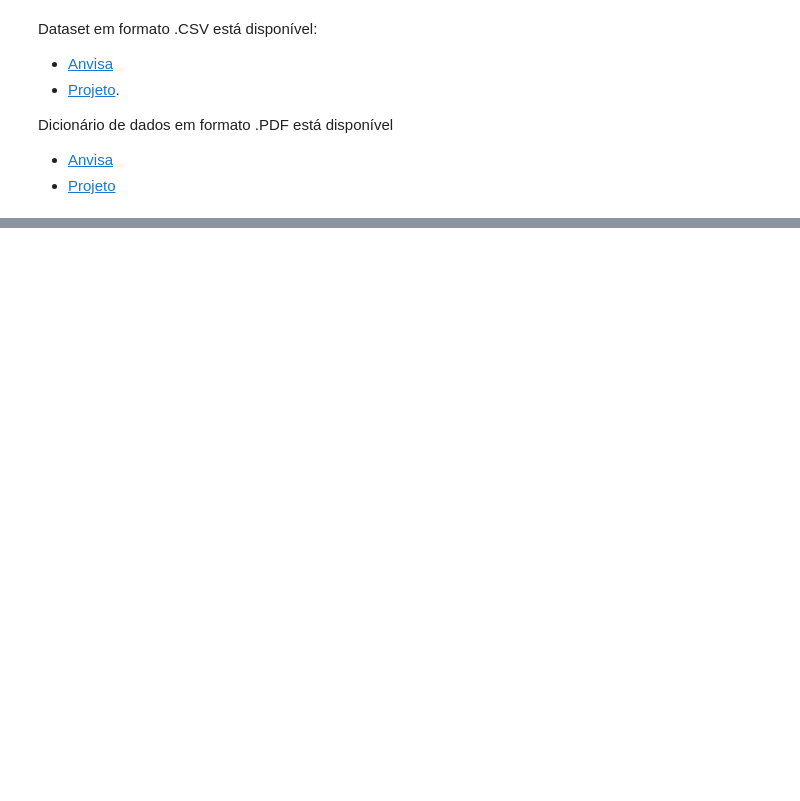
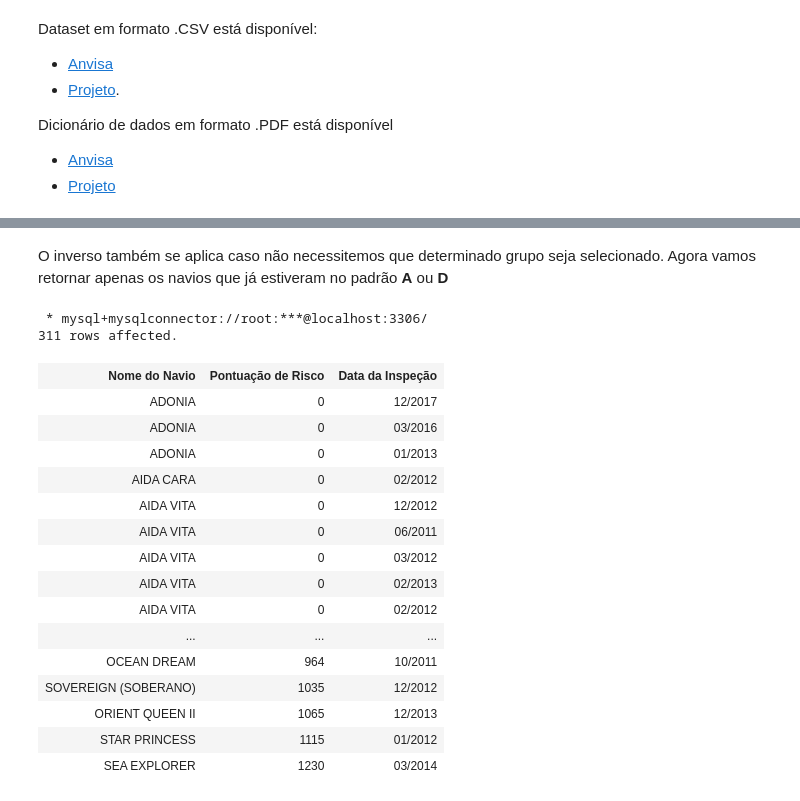
Before and after one commit to GersonBhrener/SQL-Data-Science, a Jupyter notebook: MySQL/Inspecao_Navios_Cruzeiro_Anvisa/Inspecao_Navios_Cruzeiro.ipynb, the cells around one changed output, grey strips where cells are left out. Cells and saved outputs as stored; diff of their text form; code cells hidden in the pictures; blank space fills up the shorter version.

```diff
--- a/MySQL/Inspecao_Navios_Cruzeiro_Anvisa/Inspecao_Navios_Cruzeiro.ipynb
+++ b/MySQL/Inspecao_Navios_Cruzeiro_Anvisa/Inspecao_Navios_Cruzeiro.ipynb
@@ -45,0 +171,28 @@ IGNORE 1 ROWS;
+# %% [markdown]
+O inverso também se aplica caso não necessitemos que determinado grupo seja selecionado. Agora vamos retornar apenas os navios que já estiveram no padrão **A** ou **D**
+# %%
+%%sql
+
+SELECT nome_navio as "Nome do Navio", pontuacao_risco as 'Pontuação de Risco', mes_ano as 'Data da Inspeção'
+FROM sql_ds.tb_navios
+WHERE pontuacao_risco NOT BETWEEN 151 AND 450
+ORDER BY pontuacao_risco, nome_navio, mes_ano DESC;
+# %% [output]
+ * mysql+mysqlconnector://root:***@localhost:3306/
+311 rows affected.
+| Nome do Navio | Pontuação de Risco | Data da Inspeção |
+| ADONIA | 0 | 12/2017 |
+| ADONIA | 0 | 03/2016 |
+| ADONIA | 0 | 01/2013 |
+| AIDA CARA | 0 | 02/2012 |
+| AIDA VITA | 0 | 12/2012 |
+| AIDA VITA | 0 | 06/2011 |
+| AIDA VITA | 0 | 03/2012 |
+| AIDA VITA | 0 | 02/2013 |
+| AIDA VITA | 0 | 02/2012 |
+| ... | ... | ... |
+| OCEAN DREAM | 964 | 10/2011 |
+| SOVEREIGN (SOBERANO) | 1035 | 12/2012 |
+| ORIENT QUEEN II | 1065 | 12/2013 |
+| STAR PRINCESS | 1115 | 01/2012 |
+| SEA EXPLORER | 1230 | 03/2014 |
```
Also changed, not shown: parts of 21 cells of this notebook.
